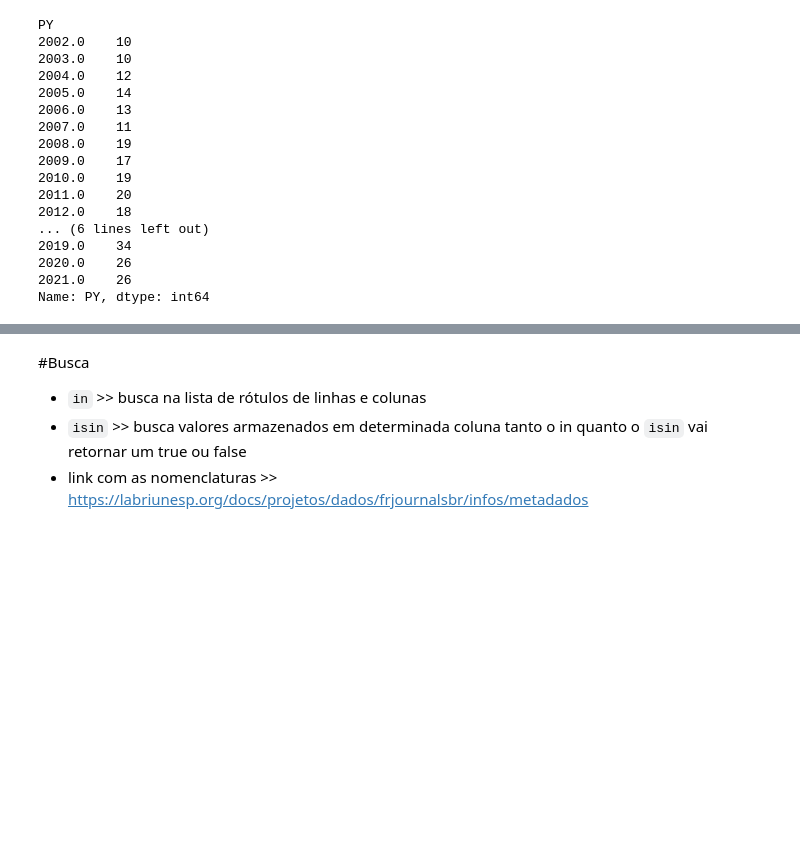
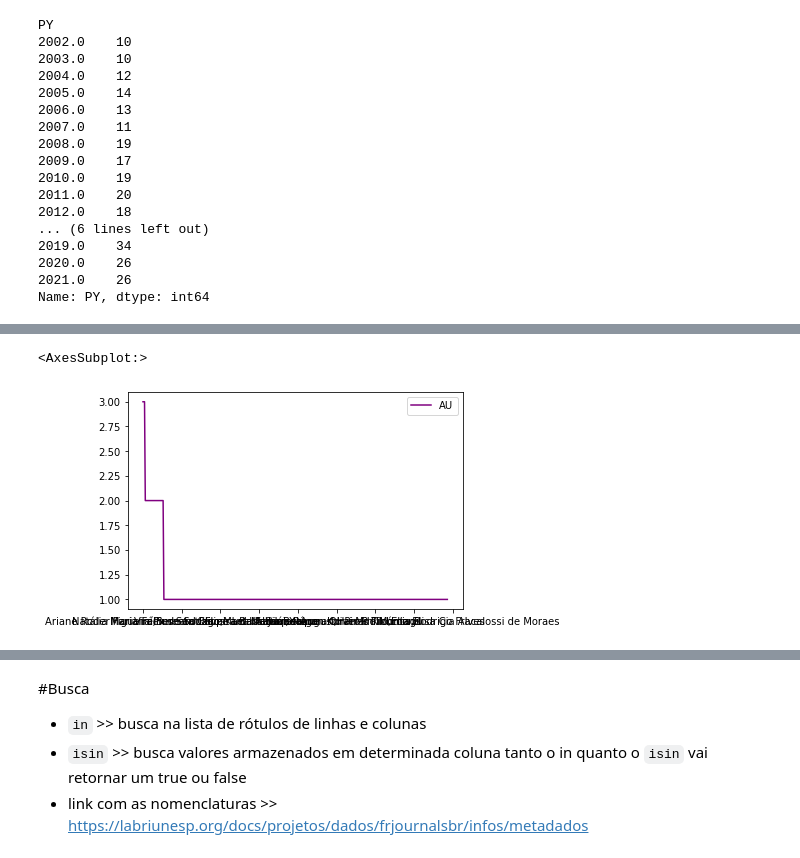
Before and after one commit to anamacao/analise_dados, a Jupyter notebook: Analise_dados_py.ipynb, the cells around one changed output, grey strips where cells are left out. Drawn from its saved outputs; the diff is of its cells as text; code cells hidden in the pictures; blank space fills up the shorter version.

```diff
--- a/Analise_dados_py.ipynb
+++ b/Analise_dados_py.ipynb
@@ -255,0 +285,6 @@ figura.show()
+# %%
+linhas = autores_por_ano.plot (kind = "line", legend = True, color = ["purple"])
+barras
+# %% [output]
+<AxesSubplot:>
+[figure, added]
```
Also changed, not shown: parts of 32 cells of this notebook.
